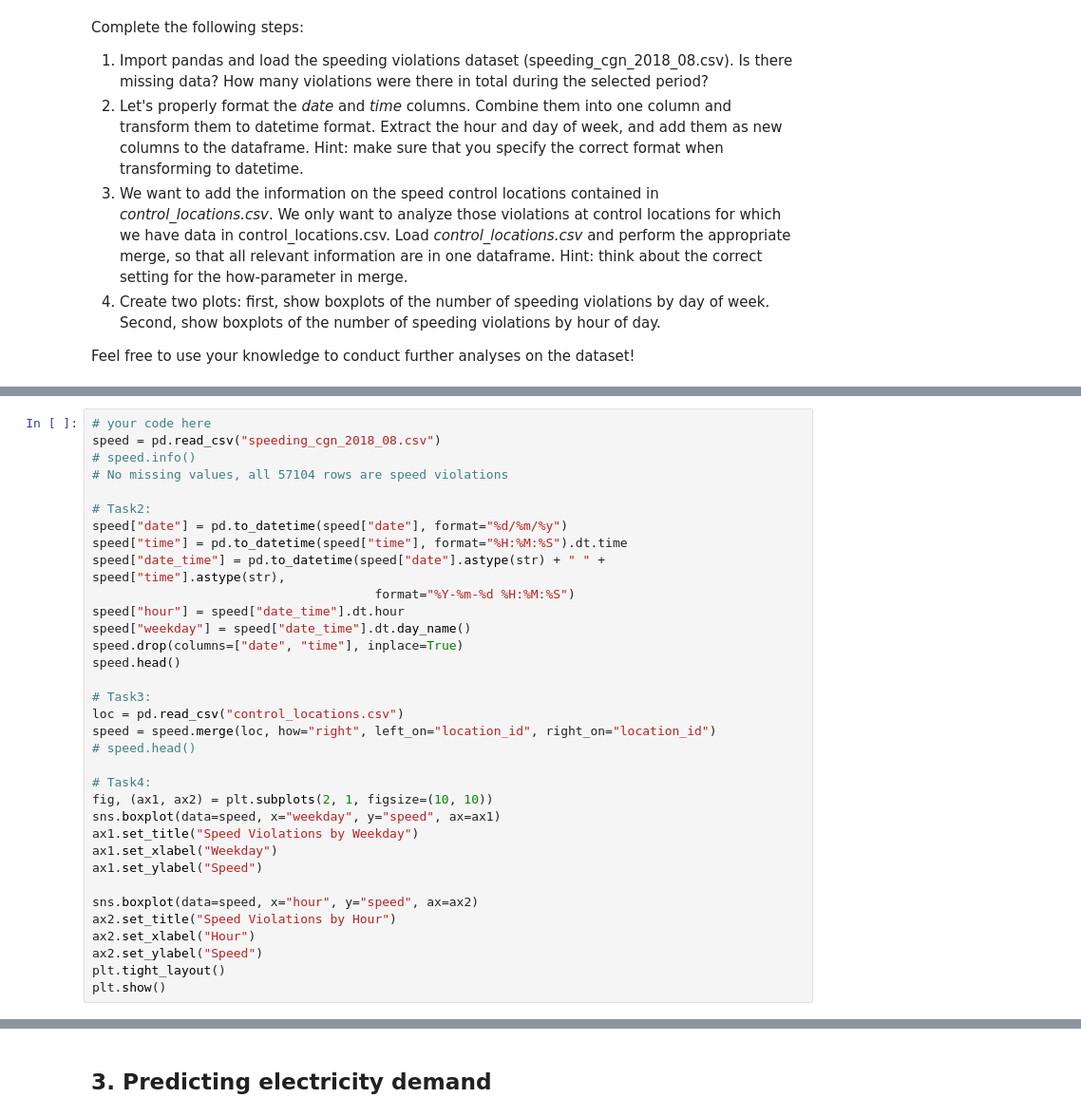
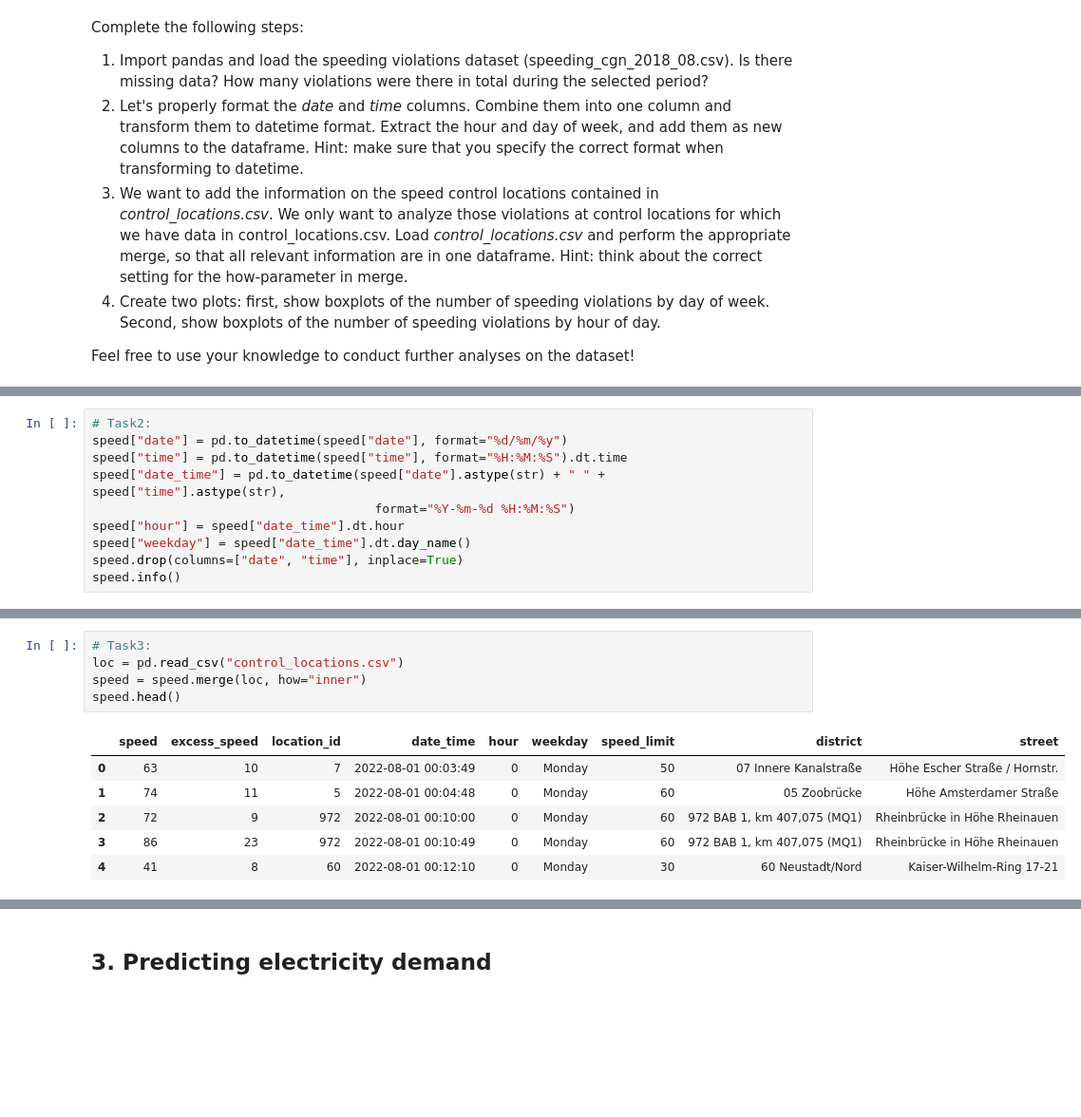
Before and after one commit to kbui-03/DSML_2025, a Jupyter notebook: 02_Workshops/WS_07_Regression_1/DSML_WS_07_pre.ipynb, the cells around one changed output, grey strips where cells are left out. Shown at 95% size. Cells and saved outputs as stored; diff of their text form; blank space fills up the shorter version.

```diff
--- a/02_Workshops/WS_07_Regression_1/DSML_WS_07_pre.ipynb
+++ b/02_Workshops/WS_07_Regression_1/DSML_WS_07_pre.ipynb
@@ -96,9 +114,4 @@ Feel free to use your knowledge to conduct further analyses on the dataset!
 # %%
-# your code here
-speed = pd.read_csv("speeding_cgn_2018_08.csv")
-# speed.info()
-# No missing values, all 57104 rows are speed violations
-
 # Task2:
 speed["date"] = pd.to_datetime(speed["date"], format="%d/%m/%y")
 speed["time"] = pd.to_datetime(speed["time"], format="%H:%M:%S").dt.time
@@ -107,24 +120,5 @@ speed["date_time"] = pd.to_datetime(speed["date"].astype(str) + " " + speed["tim
 speed["hour"] = speed["date_time"].dt.hour
 speed["weekday"] = speed["date_time"].dt.day_name()
 speed.drop(columns=["date", "time"], inplace=True)
-speed.head()
-
-# Task3:
-loc = pd.read_csv("control_locations.csv")
-speed = speed.merge(loc, how="right", left_on="location_id", right_on="location_id")
-# speed.head()
-
-# Task4:
-fig, (ax1, ax2) = plt.subplots(2, 1, figsize=(10, 10))
-sns.boxplot(data=speed, x="weekday", y="speed", ax=ax1)
-ax1.set_title("Speed Violations by Weekday")
-ax1.set_xlabel("Weekday")
-ax1.set_ylabel("Speed")
-
-sns.boxplot(data=speed, x="hour", y="speed", ax=ax2)
-ax2.set_title("Speed Violations by Hour")
-ax2.set_xlabel("Hour")
-ax2.set_ylabel("Speed")
-plt.tight_layout()
-plt.show()
+speed.info()
 # %% [output]
@@ -131,0 +138,12 @@ plt.show()
+# %%
+# Task3:
+loc = pd.read_csv("control_locations.csv")
+speed = speed.merge(loc, how="inner")
+speed.head()
+# %% [output]
+|  | speed | excess_speed | location_id | date_time | hour | weekday | speed_limit | district | street |
+| 0 | 63 | 10 | 7 | 2022-08-01 00:03:49 | 0 | Monday | 50 | 07 Innere Kanalstraße | Höhe Escher Straße / Hornstr. |
+| 1 | 74 | 11 | 5 | 2022-08-01 00:04:48 | 0 | Monday | 60 | 05 Zoobrücke | Höhe Amsterdamer Straße |
+| 2 | 72 | 9 | 972 | 2022-08-01 00:10:00 | 0 | Monday | 60 | 972 BAB 1, km 407,075 (MQ1) | Rheinbrücke in Höhe Rheinauen |
+| 3 | 86 | 23 | 972 | 2022-08-01 00:10:49 | 0 | Monday | 60 | 972 BAB 1, km 407,075 (MQ1) | Rheinbrücke in Höhe Rheinauen |
+| 4 | 41 | 8 | 60 | 2022-08-01 00:12:10 | 0 | Monday | 30 | 60 Neustadt/Nord | Kaiser-Wilhelm-Ring 17-21 |
```
Also changed, not shown: parts of 5 cells of this notebook.
